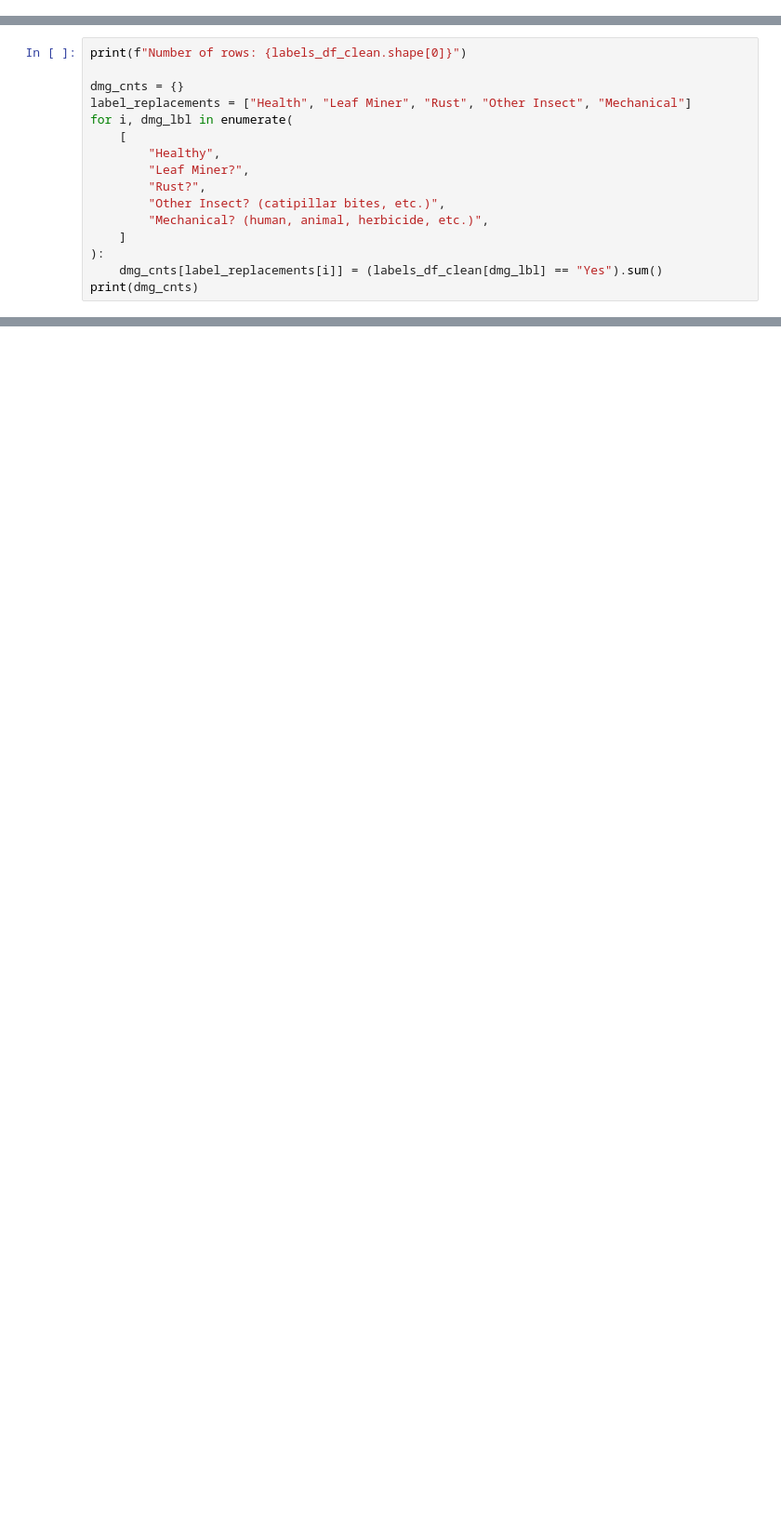
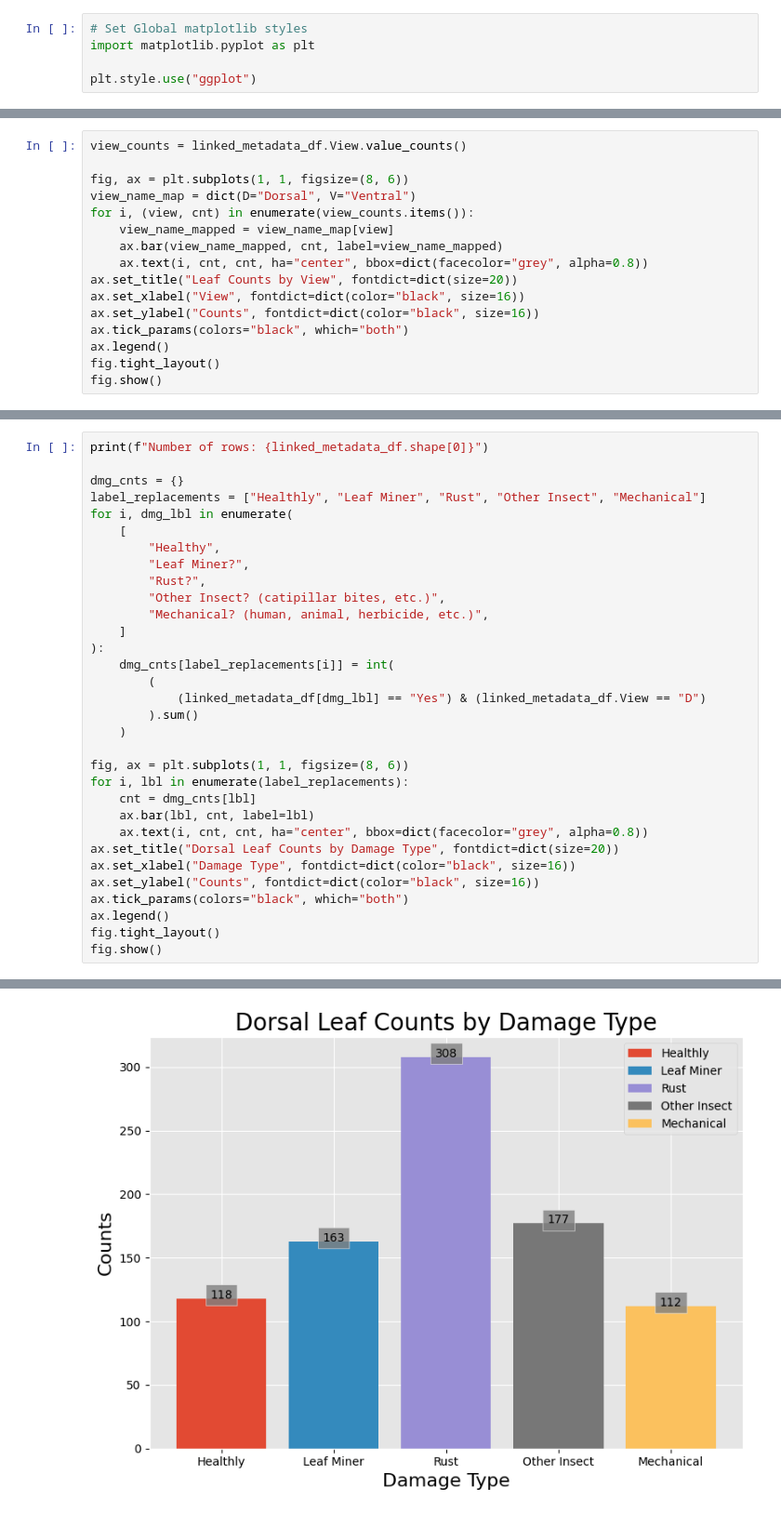
Before and after one commit to Imageomics/invasives-project, a Jupyter notebook: notebooks/analyze-dataset.ipynb, the cells around one changed output, grey strips where cells are left out. Shown: that part at 93% size. Saved outputs shown, nothing was run; the diff lists cells and outputs as text; blank space fills up the shorter version.

```diff
--- a/notebooks/analyze-dataset.ipynb
+++ b/notebooks/analyze-dataset.ipynb
@@ -15,0 +17,5 @@ labels_df_clean.head()
+# %%
+# Set Global matplotlib styles
+import matplotlib.pyplot as plt
+
+plt.style.use("ggplot")
@@ -15,0 +25,16 @@ labels_df_clean.head()
+# %%
+view_counts = linked_metadata_df.View.value_counts()
+
+fig, ax = plt.subplots(1, 1, figsize=(8, 6))
+view_name_map = dict(D="Dorsal", V="Ventral")
+for i, (view, cnt) in enumerate(view_counts.items()):
+    view_name_mapped = view_name_map[view]
+    ax.bar(view_name_mapped, cnt, label=view_name_mapped)
+    ax.text(i, cnt, cnt, ha="center", bbox=dict(facecolor="grey", alpha=0.8))
+ax.set_title("Leaf Counts by View", fontdict=dict(size=20))
+ax.set_xlabel("View", fontdict=dict(color="black", size=16))
+ax.set_ylabel("Counts", fontdict=dict(color="black", size=16))
+ax.tick_params(colors="black", which="both")
+ax.legend()
+fig.tight_layout()
+fig.show()
@@ -16,8 +43,8 @@ labels_df_clean.head()
 # %%
-print(f"Number of rows: {labels_df_clean.shape[0]}")
+print(f"Number of rows: {linked_metadata_df.shape[0]}")
 
 dmg_cnts = {}
-label_replacements = ["Health", "Leaf Miner", "Rust", "Other Insect", "Mechanical"]
+label_replacements = ["Healthly", "Leaf Miner", "Rust", "Other Insect", "Mechanical"]
 for i, dmg_lbl in enumerate(
     [
         "Healthy",
@@ -27,6 +54,22 @@ for i, dmg_lbl in enumerate(
         "Mechanical? (human, animal, herbicide, etc.)",
     ]
 ):
-    dmg_cnts[label_replacements[i]] = (labels_df_clean[dmg_lbl] == "Yes").sum()
-print(dmg_cnts)
+    dmg_cnts[label_replacements[i]] = int(
+        (
+            (linked_metadata_df[dmg_lbl] == "Yes") & (linked_metadata_df.View == "D")
+        ).sum()
+    )
+
+fig, ax = plt.subplots(1, 1, figsize=(8, 6))
+for i, lbl in enumerate(label_replacements):
+    cnt = dmg_cnts[lbl]
+    ax.bar(lbl, cnt, label=lbl)
+    ax.text(i, cnt, cnt, ha="center", bbox=dict(facecolor="grey", alpha=0.8))
+ax.set_title("Dorsal Leaf Counts by Damage Type", fontdict=dict(size=20))
+ax.set_xlabel("Damage Type", fontdict=dict(color="black", size=16))
+ax.set_ylabel("Counts", fontdict=dict(color="black", size=16))
+ax.tick_params(colors="black", which="both")
+ax.legend()
+fig.tight_layout()
+fig.show()
 # %% [output]
@@ -34,0 +77 @@ KeyError: 'Leaf\nMiner?'
+[figure, added]
```
Also changed, not shown: parts of 7 cells of this notebook.
